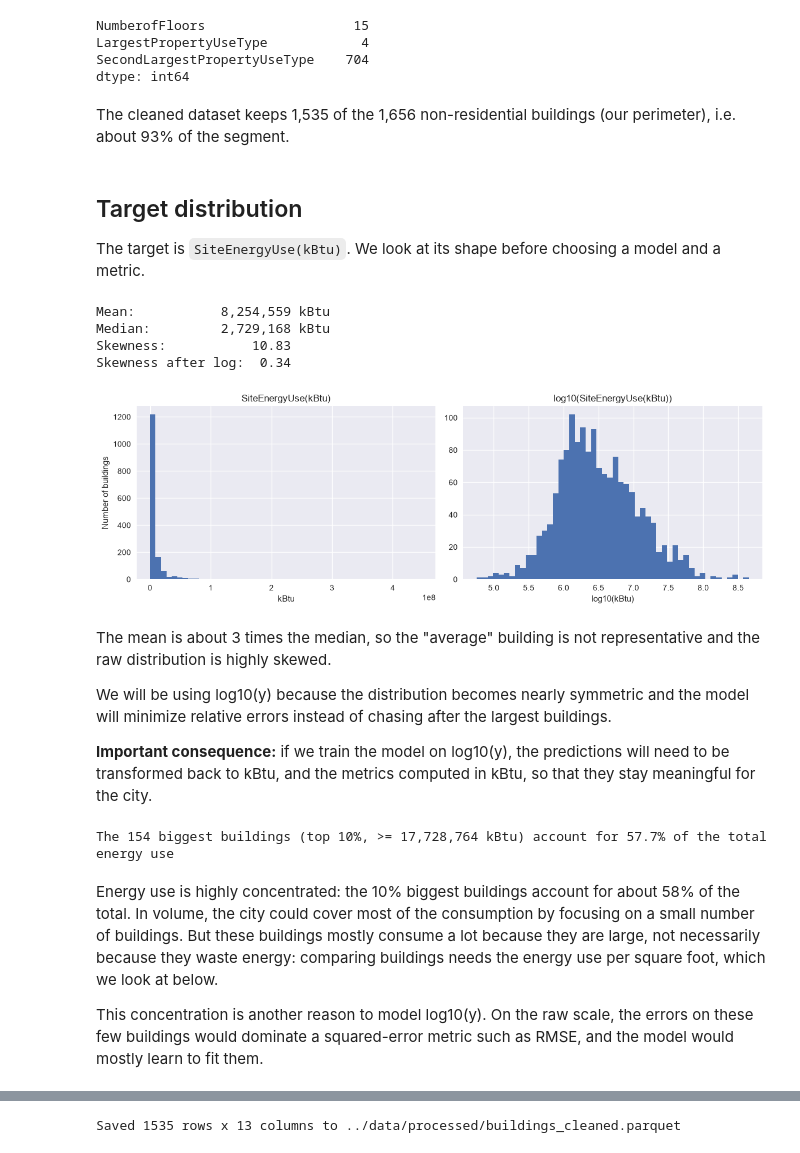
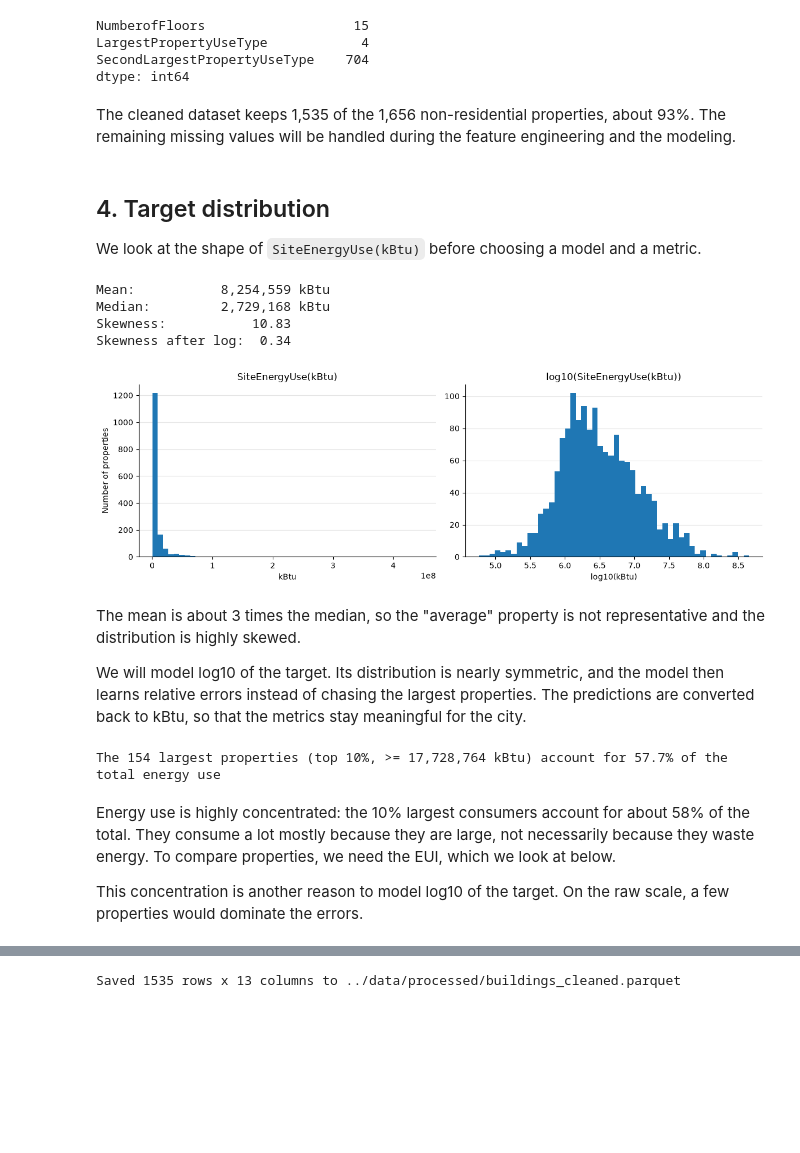
Before and after one commit to dapitch666/oc-p03-seattle-building-energy, a Jupyter notebook: notebooks/01_eda.ipynb, the cells around one changed output, grey strips where cells are left out. Drawn from its saved outputs; the diff is of its cells as text; code cells hidden in the pictures; blank space fills up the shorter version.

```diff
--- a/notebooks/01_eda.ipynb
+++ b/notebooks/01_eda.ipynb
@@ -10,7 +12,18 @@ import numpy as np
 import pandas as pd
 import seaborn as sns
 
-plt.style.use("seaborn-v0_8")
+# Matplotlib style, set once for all the figures
+plt.rcParams.update(
+    {
+        "axes.spines.top": False,
+        "axes.spines.right": False,
+        "axes.grid": True,
+        "axes.grid.axis": "y",
+        "axes.axisbelow": True,
+        "grid.color": "#e5e5e5",
+        "legend.frameon": False,
+    }
+)
 
 # Load the dataset
 building_consumption = pd.read_csv("../data/raw/2016_Building_Energy_Benchmarking.csv")
@@ -173,11 +195,11 @@ The two versions should be almost the same quantity, yet Pearson is only 0.715.
 # %%
 TARGET = "SiteEnergyUse(kBtu)"
 
-# Super important: physical / structural features, known without any energy bill
+# Key features: physical or structural properties, known without any energy bill
 KEY_FEATURES = {
     "PropertyGFABuilding(s)": "Floor area of the heated/cooled buildings (excludes parking)",
     "PropertyGFAParking": "Parking area: low energy use per sq ft, so it dilutes the total",
-    "PrimaryPropertyType": "Coarser building category, fewer levels than LargestPropertyUseType",
+    "PrimaryPropertyType": "Coarser property category, fewer levels than LargestPropertyUseType",
     "NumberofFloors": "Building height, correlated with size and HVAC needs",
     "NumberofBuildings": "Campus vs single building",
     "YearBuilt": "candidate for a construction-period feature",
@@ -189,7 +211,7 @@ KEY_FEATURES = {
 # Feature-engineering candidates: may help, but need a decision
 FE_CANDIDATES = {
     "LargestPropertyUseType": "Main activity (office, hospital, warehouse...): EUI varies hugely by use",
-    "SecondLargestPropertyUseType": "Secondary use (NaN = single-use building)",
+    "SecondLargestPropertyUseType": "Secondary use (NaN = single-use property)",
     "ListOfAllPropertyUseTypes": (
         "All declared uses, including minor ones hidden by PrimaryPropertyType (e.g. a data center "
         "inside an office): source for energy-intensive use flags"
@@ -211,8 +233,8 @@ LEAKAGE = {
     "TotalGHGEmissions": "Computed from energy consumption",
     "GHGEmissionsIntensity": "Computed from energy consumption",
     "ENERGYSTARScore": (
-        "1-100 percentile rank of the building's measured energy use (EUI) against similar "
-        "buildings: it can only be computed once the consumption is known. Also 25% missing"
+        "1-100 percentile rank of the property's measured energy use (EUI) against similar "
+        "properties: it can only be computed once the consumption is known. Also 25% missing"
     ),
 }
 
@@ -575,11 +619,11 @@ LargestPropertyUseType            4
 SecondLargestPropertyUseType    704
 dtype: int64
 # %% [markdown]
-The cleaned dataset keeps 1,535 of the 1,656 non-residential buildings (our perimeter), i.e. about 93% of the segment.
+The cleaned dataset keeps 1,535 of the 1,656 non-residential properties, about 93%. The remaining missing values will be handled during the feature engineering and the modeling.
 # %% [markdown]
-## Target distribution
+## 4. Target distribution
 
-The target is `SiteEnergyUse(kBtu)`. We look at its shape before choosing a model and a metric.
+We look at the shape of `SiteEnergyUse(kBtu)` before choosing a model and a metric.
 # %%
 y = df[TARGET]
 print(f"Mean:     {y.mean():>15,.0f} kBtu")
@@ -594,38 +638,36 @@ Skewness after log:  0.34
 # %%
 fig, axes = plt.subplots(1, 2, figsize=(12, 4))
 
 axes[0].hist(y, bins=50)
 axes[0].set_title(f"{TARGET}")
 axes[0].set_xlabel("kBtu")
-axes[0].set_ylabel("Number of buildings")
+axes[0].set_ylabel("Number of properties")
 
 axes[1].hist(np.log10(y), bins=50)
 axes[1].set_title(f"log10({TARGET})")
 axes[1].set_xlabel("log10(kBtu)")
 
 plt.tight_layout()
 plt.show()
 # %% [output]
-[figure, old version]
+[figure, new version]
 # %% [markdown]
-The mean is about 3 times the median, so the "average" building is not representative and the raw distribution is highly skewed.
+The mean is about 3 times the median, so the "average" property is not representative and the distribution is highly skewed.
 
-We will be using log10(y) because the distribution becomes nearly symmetric and the model will minimize relative errors instead of chasing after the largest buildings.
-
-**Important consequence:** if we train the model on log10(y), the predictions will need to be transformed back to kBtu, and the metrics computed in kBtu, so that they stay meaningful for the city.
+We will model log10 of the target. Its distribution is nearly symmetric, and the model then learns relative errors instead of chasing the largest properties. The predictions are converted back to kBtu, so that the metrics stay meaningful for the city.
 # %%
 threshold = y.quantile(0.9)
 top_decile = y[y >= threshold]
 print(
-    f"The {len(top_decile)} biggest buildings (top 10%, >= {threshold:,.0f} kBtu) "
+    f"The {len(top_decile)} largest properties (top 10%, >= {threshold:,.0f} kBtu) "
     f"account for {top_decile.sum() / y.sum():.1%} of the total energy use"
 )
 # %% [output]
-The 154 biggest buildings (top 10%, >= 17,728,764 kBtu) account for 57.7% of the total energy use
+The 154 largest properties (top 10%, >= 17,728,764 kBtu) account for 57.7% of the total energy use
 # %% [markdown]
-Energy use is highly concentrated: the 10% biggest buildings account for about 58% of the total. In volume, the city could cover most of the consumption by focusing on a small number of buildings. But these buildings mostly consume a lot because they are large, not necessarily because they waste energy: comparing buildings needs the energy use per square foot, which we look at below.
+Energy use is highly concentrated: the 10% largest consumers account for about 58% of the total. They consume a lot mostly because they are large, not necessarily because they waste energy. To compare properties, we need the EUI, which we look at below.
 
-This concentration is another reason to model log10(y). On the raw scale, the errors on these few buildings would dominate a squared-error metric such as RMSE, and the model would mostly learn to fit them.
+This concentration is another reason to model log10 of the target. On the raw scale, a few properties would dominate the errors.
 # %%
 AREA = "PropertyGFABuilding(s)"
 
```
Also changed, not shown: parts of 64 cells of this notebook.
